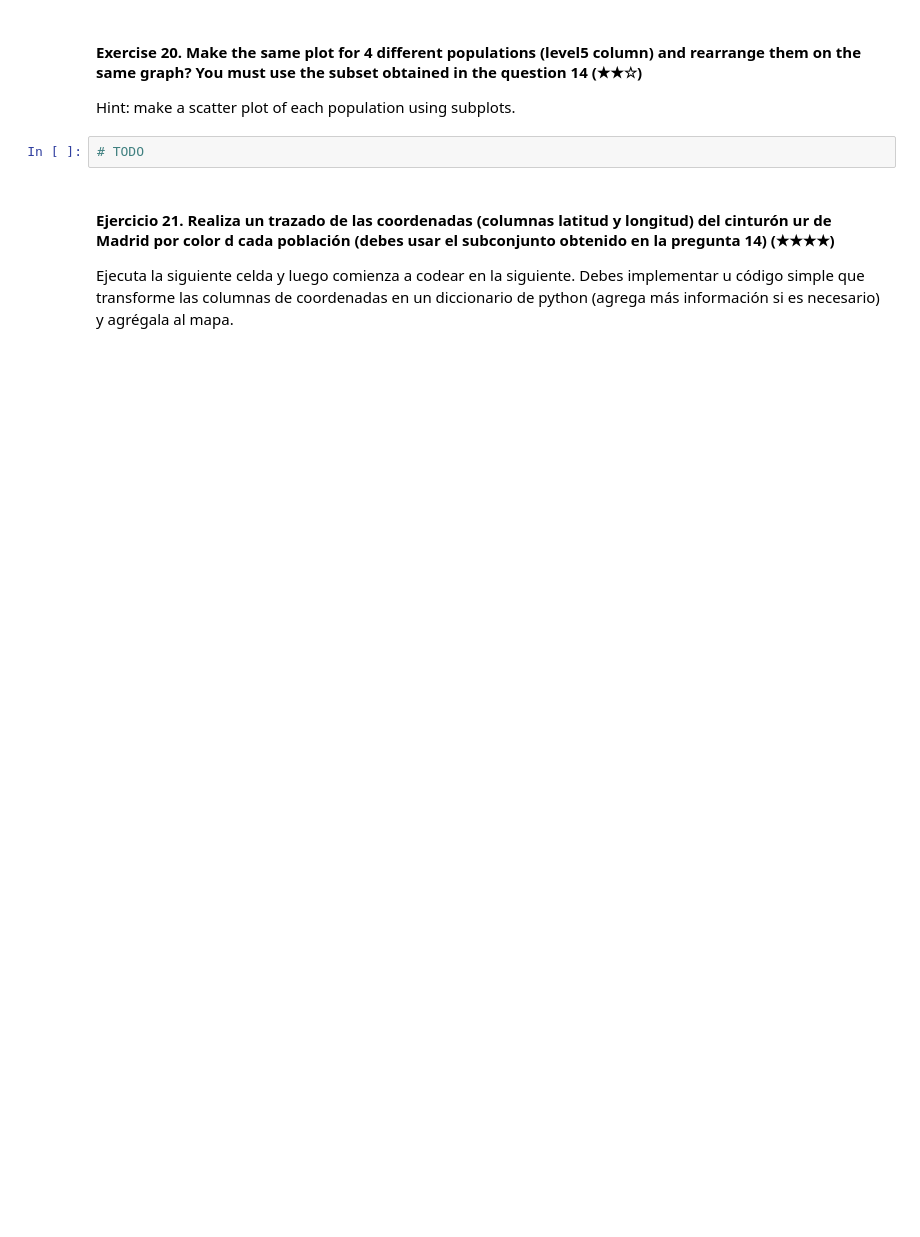
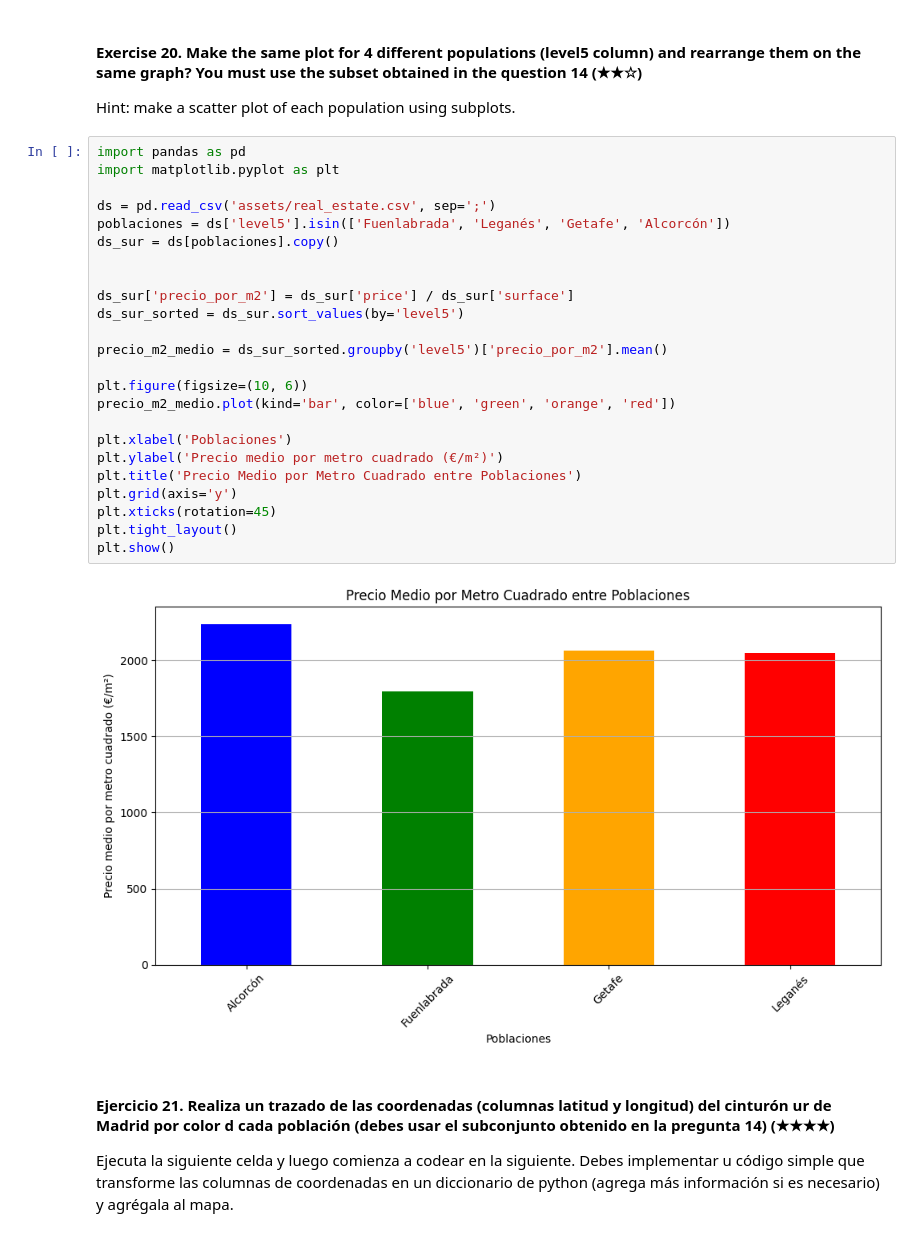
Before and after one commit to 4GeeksAcademy/realestate-datacleanup-exercise, a Jupyter notebook: project.es.ipynb, the cells around one changed output. Cells and saved outputs as stored; diff of their text form; blank space fills up the shorter version.

```diff
--- a/project.es.ipynb
+++ b/project.es.ipynb
@@ -278,7 +442,31 @@ Hint: Create a new column called `pps` (price per square) and then analyse the v
 #### Exercise 20. Make the same plot for 4 different populations (level5 column) and rearrange them on the same graph? You must use the subset obtained in the question 14 (★★☆)
 Hint: make a scatter plot of each population using subplots.
 # %%
-# TODO
+import pandas as pd
+import matplotlib.pyplot as plt
+
+ds = pd.read_csv('assets/real_estate.csv', sep=';')
+poblaciones = ds['level5'].isin(['Fuenlabrada', 'Leganés', 'Getafe', 'Alcorcón'])
+ds_sur = ds[poblaciones].copy()
+
+
+ds_sur['precio_por_m2'] = ds_sur['price'] / ds_sur['surface']
+ds_sur_sorted = ds_sur.sort_values(by='level5')
+
+precio_m2_medio = ds_sur_sorted.groupby('level5')['precio_por_m2'].mean()
+
+plt.figure(figsize=(10, 6))
+precio_m2_medio.plot(kind='bar', color=['blue', 'green', 'orange', 'red'])
+
+plt.xlabel('Poblaciones')
+plt.ylabel('Precio medio por metro cuadrado (€/m²)')
+plt.title('Precio Medio por Metro Cuadrado entre Poblaciones')
+plt.grid(axis='y')
+plt.xticks(rotation=45)
+plt.tight_layout()
+plt.show()
+# %% [output]
+[figure, added]
 # %% [markdown]
 #### Ejercicio 21. Realiza un trazado de las coordenadas (columnas latitud y longitud) del cinturón ur de Madrid por color d cada población (debes usar el subconjunto obtenido en la pregunta 14) (★★★★)
 
```
Also changed, not shown: parts of 14 cells of this notebook.
